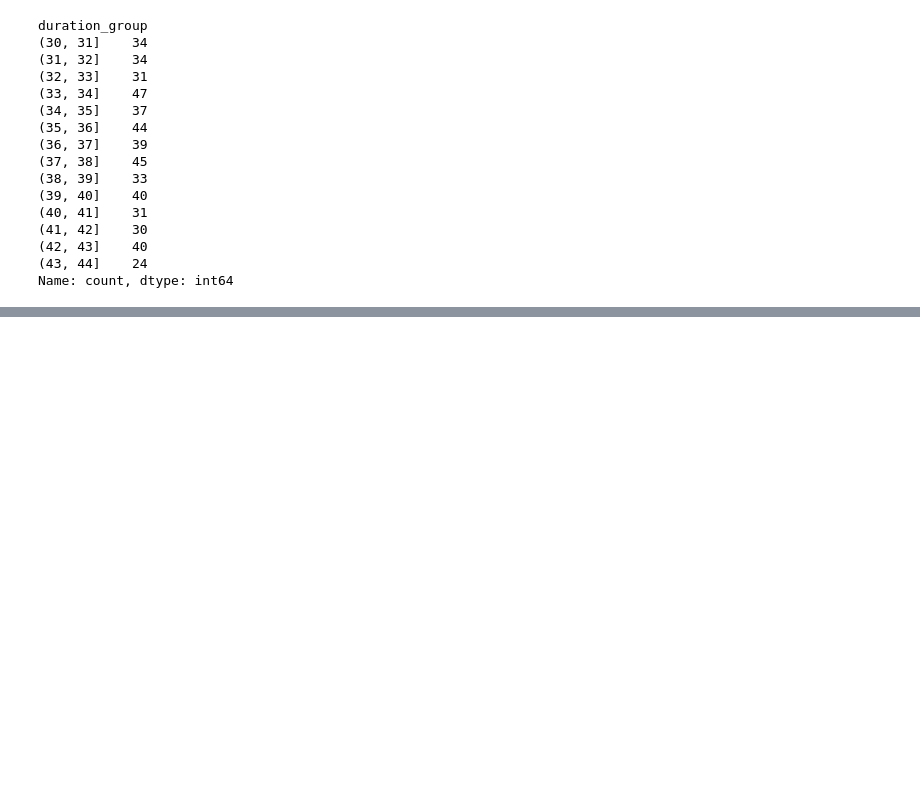
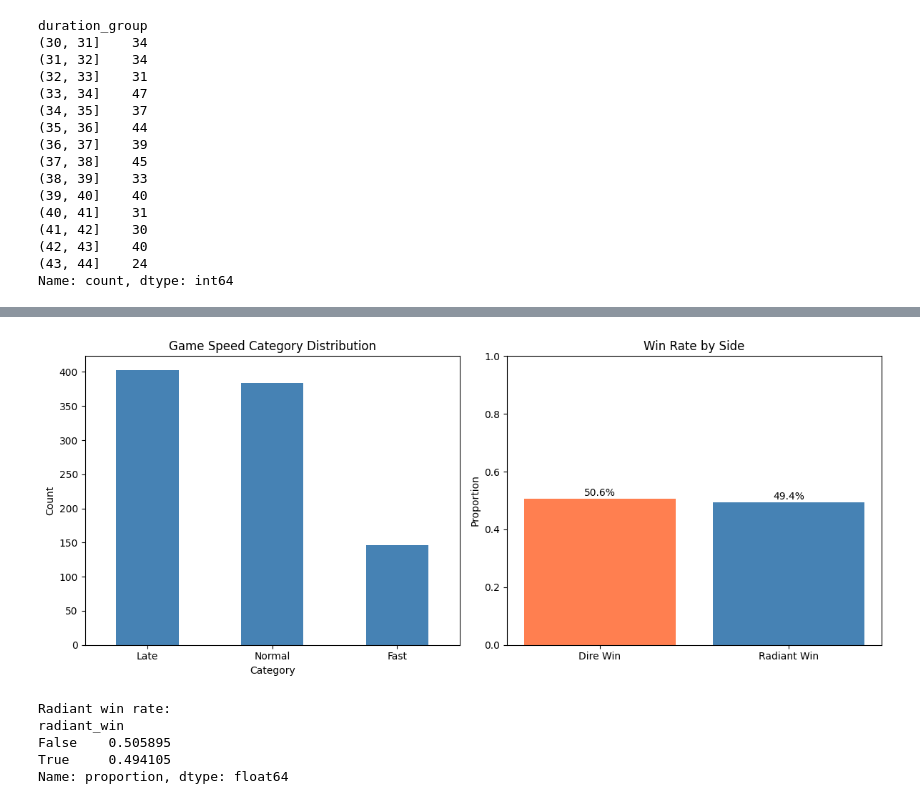
Before and after one commit to chokiarmando-lab/dota2-team-performance-analysis, a Jupyter notebook: notebooks/03-eda.ipynb, the cells around one changed output, grey strips where cells are left out. Saved outputs shown, nothing was run; the diff lists cells and outputs as text; code cells hidden in the pictures; blank space fills up the shorter version.

```diff
--- a/notebooks/03-eda.ipynb
+++ b/notebooks/03-eda.ipynb
@@ -94 +117,32 @@ plt.show()
+# %%
+# Game speed category distribution
+fig, axes = plt.subplots(1, 2, figsize=(12, 5))
+
+df["game_speed_categorize"].value_counts().plot(kind="bar", ax=axes[0], color="steelblue")
+axes[0].set_title("Game Speed Category Distribution")
+axes[0].set_xlabel("Category")
+axes[0].set_ylabel("Count")
+axes[0].tick_params(rotation=0)
+
+# Radiant win rate
+win_counts = df["radiant_win"].value_counts(normalize=True)
+axes[1].bar(["Dire Win", "Radiant Win"], win_counts.values, color=["coral", "steelblue"])
+axes[1].set_title("Win Rate by Side")
+axes[1].set_ylabel("Proportion")
+axes[1].set_ylim(0, 1)
+for i, v in enumerate(win_counts.values):
+    axes[1].text(i, v + 0.01, f"{v:.1%}", ha="center")
+
+plt.tight_layout()
+plt.show()
+
+print("\nRadiant win rate:")
+print(df["radiant_win"].value_counts(normalize=True))
+# %% [output]
+[figure, added]
+Radiant win rate:
+radiant_win
+False    0.505895
+True     0.494105
+Name: proportion, dtype: float64
 # %%
```
Also changed, not shown: parts of 27 cells of this notebook, 4 other files.
